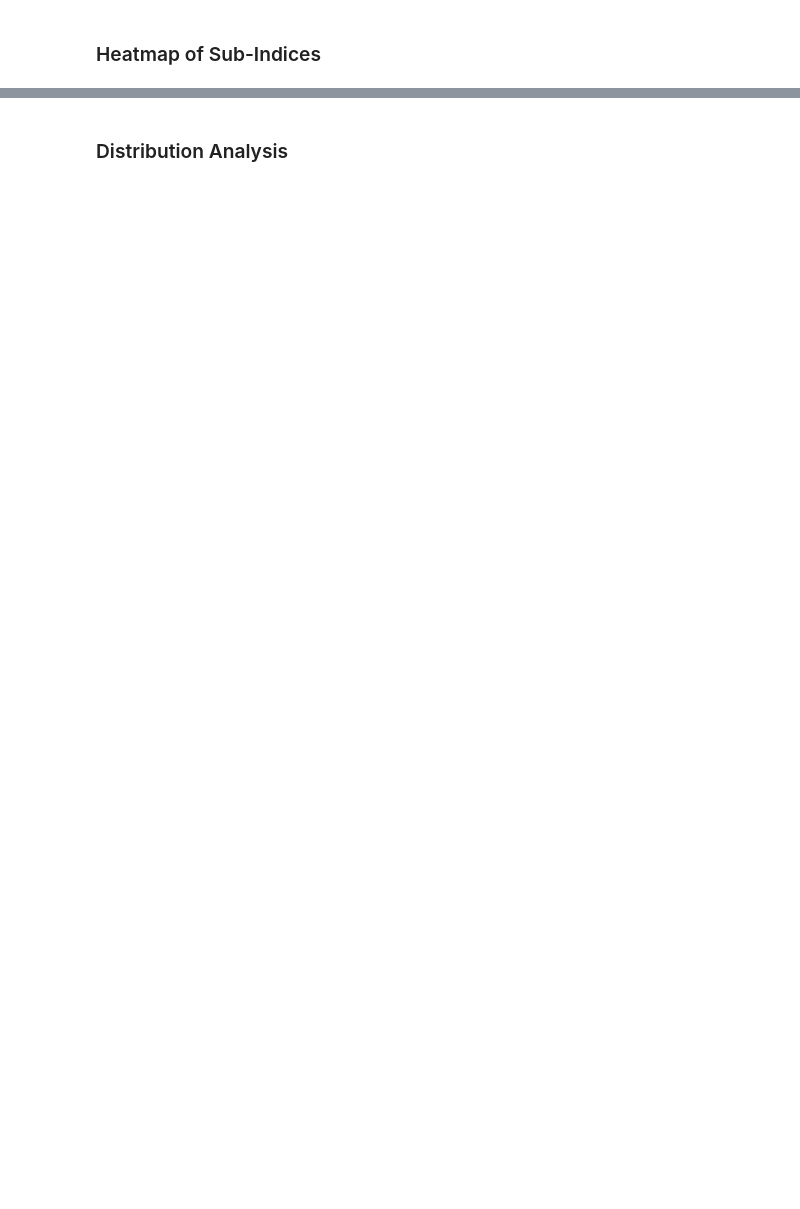
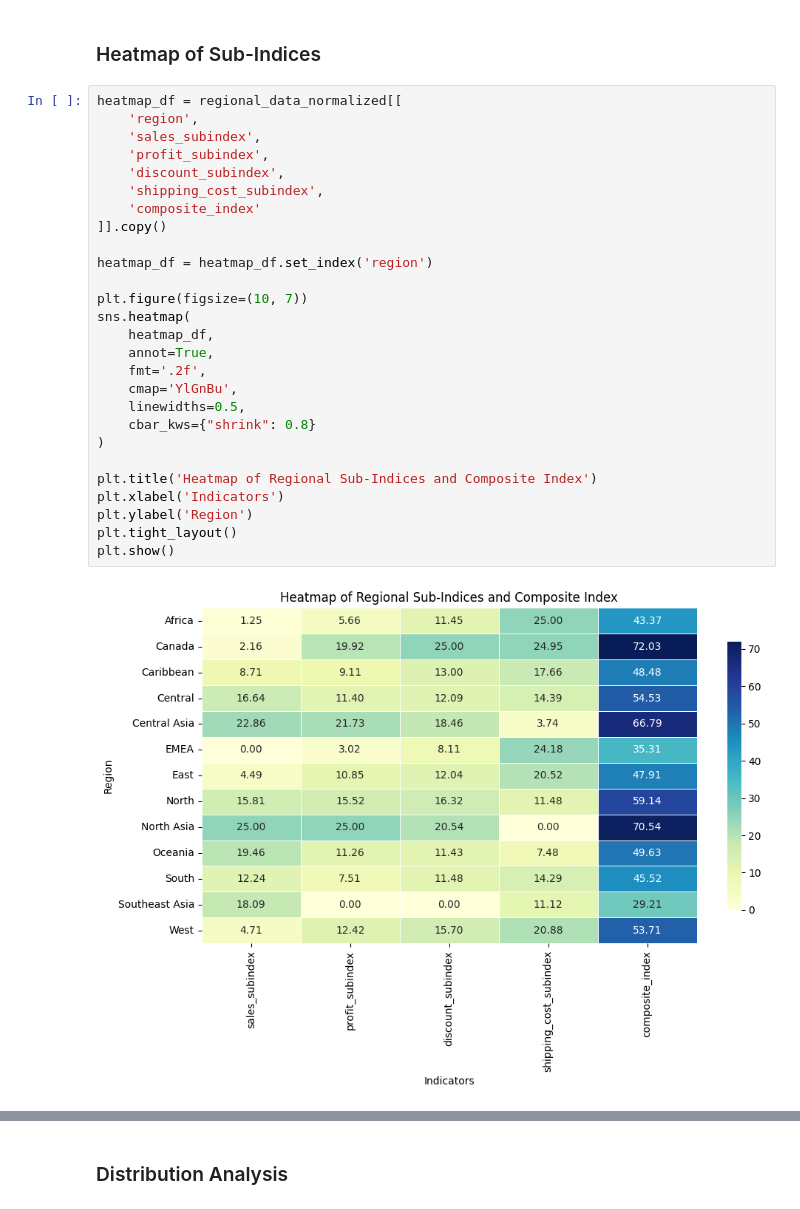
Before and after one commit to HaroldasT2/Data_Analysis_and_Visualisation_CA1, a Jupyter notebook: Indicator_analysis.ipynb, the cells around one changed output, grey strips where cells are left out. Cells and saved outputs as stored; diff of their text form; blank space fills up the shorter version.

```diff
--- a/Indicator_analysis.ipynb
+++ b/Indicator_analysis.ipynb
@@ -1897,2 +2180,31 @@ The final composite index provides a clear and interpretable ranking of regional
 # %% [markdown]
 ### Heatmap of Sub-Indices
+# %%
+heatmap_df = regional_data_normalized[[
+    'region',
+    'sales_subindex',
+    'profit_subindex',
+    'discount_subindex',
+    'shipping_cost_subindex',
+    'composite_index'
+]].copy()
+
+heatmap_df = heatmap_df.set_index('region')
+
+plt.figure(figsize=(10, 7))
+sns.heatmap(
+    heatmap_df,
+    annot=True,
+    fmt='.2f',
+    cmap='YlGnBu',
+    linewidths=0.5,
+    cbar_kws={"shrink": 0.8}
+)
+
+plt.title('Heatmap of Regional Sub-Indices and Composite Index')
+plt.xlabel('Indicators')
+plt.ylabel('Region')
+plt.tight_layout()
+plt.show()
+# %% [output]
+[figure, added]
```
Also changed, not shown: parts of 13 cells of this notebook.
